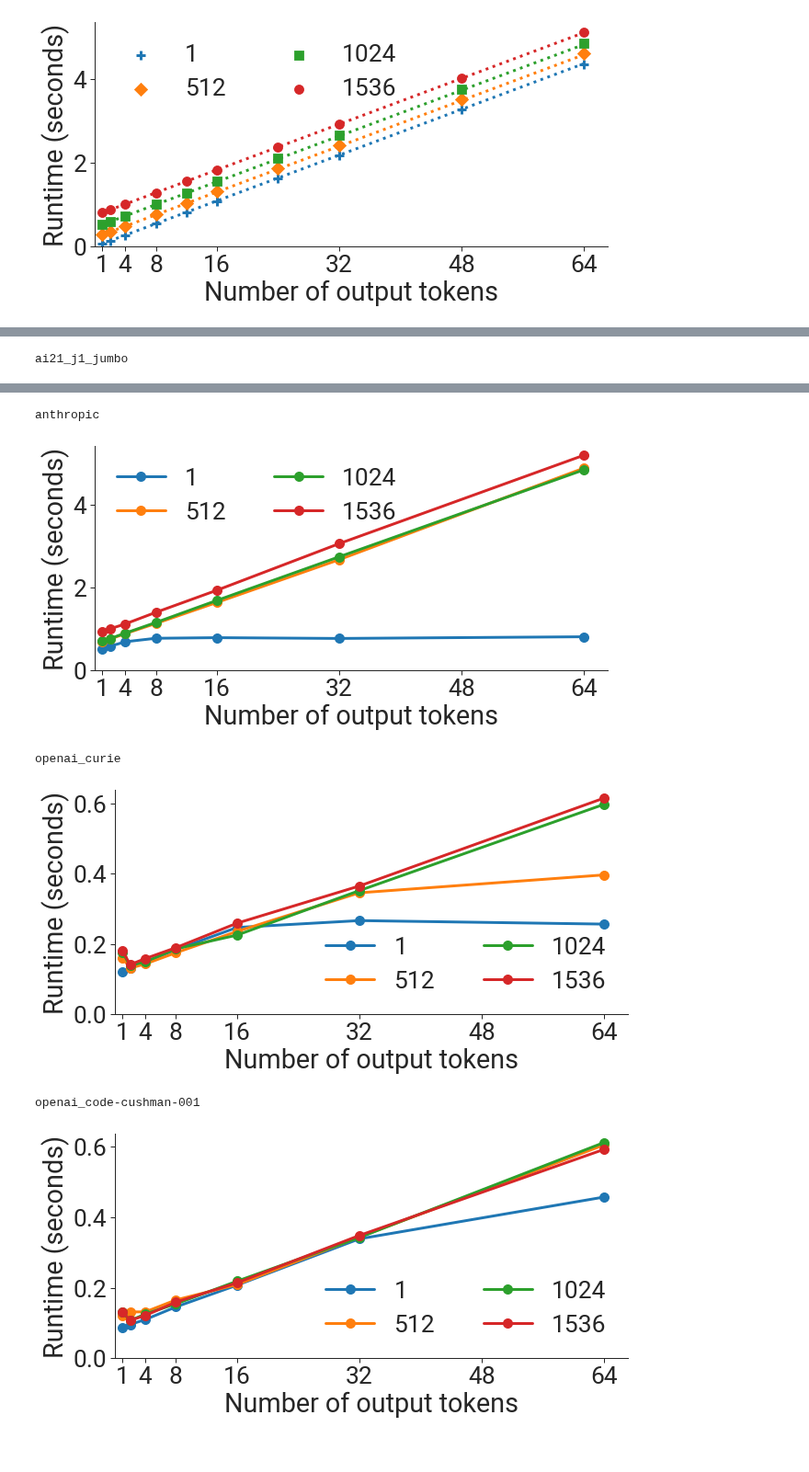
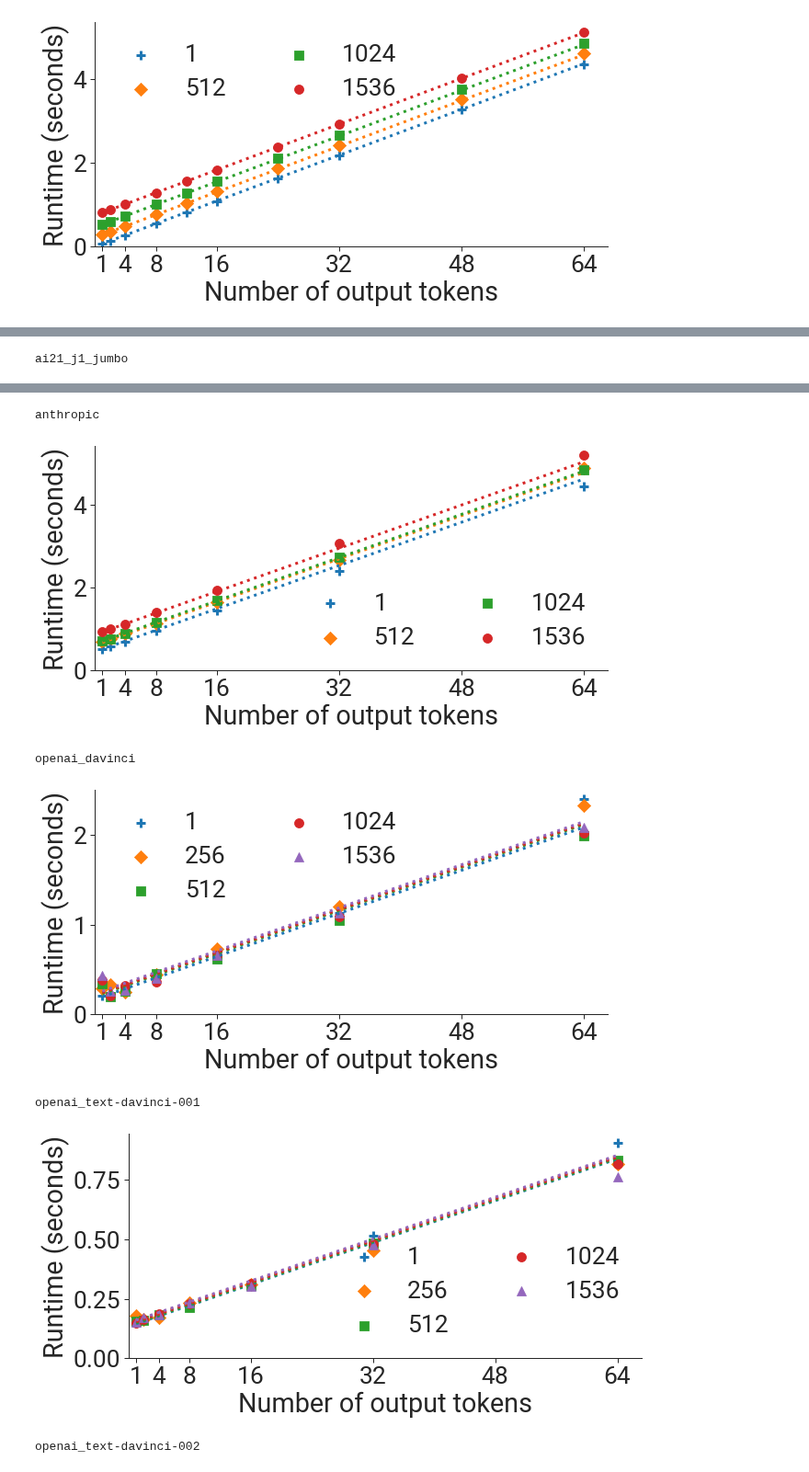
Before and after one commit to stanford-crfm/helm-efficiency, a Jupyter notebook: notebooks/fit_runtimes.ipynb, the cells around one changed output, grey strips where cells are left out. Shown at 92% size. Saved outputs shown, nothing was run; the diff lists cells and outputs as text; code cells hidden in the pictures.

Commit message:
Refactor runtime fitting code into separate file, and update logic

```diff
--- a/notebooks/fit_runtimes.ipynb
+++ b/notebooks/fit_runtimes.ipynb
@@ -295,12 +189,17 @@ def compute_best_fit(runtimes, models, real_system=False, filename=None):
 megatron_models = ["openai_ada", "openai_davinci", "ai21_j1_large", "ai21_j1_jumbo",
                    "gptj_6b", "gpt_neox_20b", "mt_nlg", "anthropic", "bloom",
                    "opt_66b", "yalm"]
-real_system_models = ["ai21_j1_large", "ai21_j1_grande", "ai21_j1_jumbo"]
-megatron_runtimes_per_output_token = \
+real_system_models = ["ai21_j1_large", "ai21_j1_grande", "ai21_j1_jumbo", "anthropic",
+                      "openai_davinci", "openai_text-davinci-001", "openai_text-davinci-002"]
+megatron_json_obj = \
     compute_best_fit(megatron_runtimes, megatron_models,
+                     megatron_name_to_crfm_name_mapping,
+                     estimate_runtime_for_prompt_tokens=True,
                      filename="../processed_jsons/inference_idealized_runtimes.json")
-real_system_runtimes_per_output_token = \
+real_system_json_obj = \
     compute_best_fit(real_system_runtimes, real_system_models,
+                     megatron_name_to_crfm_name_mapping,
+                     estimate_runtime_for_prompt_tokens=True,
                      real_system=True,
                      filename="../processed_jsons/inference_denoised_runtimes.json")
 # %% [output]
@@ -367,19 +269,33 @@ yalm
 # %%
 # Plot minimum black-box API runtimes.
 runtimes = real_system_runtimes
-runtimes_per_output_token = real_system_runtimes_per_output_token
 plot_per_model_runtimes(runtimes, 'ai21_j1_large', [1, 512, 1024, 1536],
-                        runtime_per_output_token=runtimes_per_output_token['ai21_j1_large'],
-                        scatter=True, output_filename='../figures/runtime_vs_num_output_tokens/real_system_ai21_j1_large_v3.pdf')
+                        scatter=True,
+                        model_obj=real_system_json_obj["ai21/j1-large"],
+                        output_filename='../figures/runtime_vs_num_output_tokens/real_system_ai21_j1_large_v3.pdf')
 plot_per_model_runtimes(runtimes, 'ai21_j1_grande', [1, 512, 1024, 1536],
-                        runtime_per_output_token=runtimes_per_output_token['ai21_j1_grande'],
-                        scatter=True, output_filename='../figures/runtime_vs_num_output_tokens/real_system_ai21_j1_grande_v3.pdf')
+                        scatter=True,
+                        model_obj=real_system_json_obj["ai21/j1-grande"],
+                        output_filename='../figures/runtime_vs_num_output_tokens/real_system_ai21_j1_grande_v3.pdf')
 plot_per_model_runtimes(runtimes, 'ai21_j1_jumbo', [1, 512, 1024, 1536],
-                        runtime_per_output_token=runtimes_per_output_token['ai21_j1_jumbo'],
-                        scatter=True, output_filename='../figures/runtime_vs_num_output_tokens/real_system_ai21_j1_jumbo_v3.pdf')
+                        scatter=True,
+                        model_obj=real_system_json_obj["ai21/j1-jumbo"],
+                        output_filename='../figures/runtime_vs_num_output_tokens/real_system_ai21_j1_jumbo_v3.pdf')
 plot_per_model_runtimes(runtimes, 'anthropic', [1, 512, 1024, 1536],
+                        scatter=True,
+                        model_obj=real_system_json_obj["anthropic/stanford-online-all-v4-s3"],
                         output_filename='../figures/runtime_vs_num_output_tokens/real_system_anthropic_v3.pdf')
-plot_per_model_runtimes(runtimes, 'openai_curie', [1, 512, 1024, 1536],
-                        output_filename='../figures/runtime_vs_num_output_tokens/real_system_openai_curie_v3.pdf')
+plot_per_model_runtimes(runtimes, 'openai_davinci', [1, 256, 512, 1024, 1536],
+                        scatter=True,
+                        model_obj=real_system_json_obj["openai/davinci"],
+                        output_filename='../figures/runtime_vs_num_output_tokens/real_system_openai_davinci_v3.pdf')
+plot_per_model_runtimes(runtimes, 'openai_text-davinci-001', [1, 256, 512, 1024, 1536],
+                        scatter=True,
+                        model_obj=real_system_json_obj["openai/text-davinci-001"],
+                        output_filename='../figures/runtime_vs_num_output_tokens/real_system_openai_text-davinci-001_v3.pdf')
+plot_per_model_runtimes(runtimes, 'openai_text-davinci-002', [1, 256, 512, 1024, 1536],
+                        scatter=True,
+                        model_obj=real_system_json_obj["openai/text-davinci-002"],
+                        output_filename='../figures/runtime_vs_num_output_tokens/real_system_openai_text-davinci-002_v3.pdf')
 # %% [output]
 ai21_j1_large
@@ -387,10 +303,11 @@ ai21_j1_large
 ai21_j1_grande
 [figure]
 ai21_j1_jumbo
 [figure]
 anthropic
-[figure, old version]
+[figure, new version]
-openai_curie
+openai_davinci
-[figure, old version]
+[figure, new version]
-openai_code-cushman-001
+openai_text-davinci-001
-[figure, old version]
+[figure, new version]
+openai_text-davinci-002
```
Also changed, not shown: parts of 8 cells of this notebook, 46 other files.
